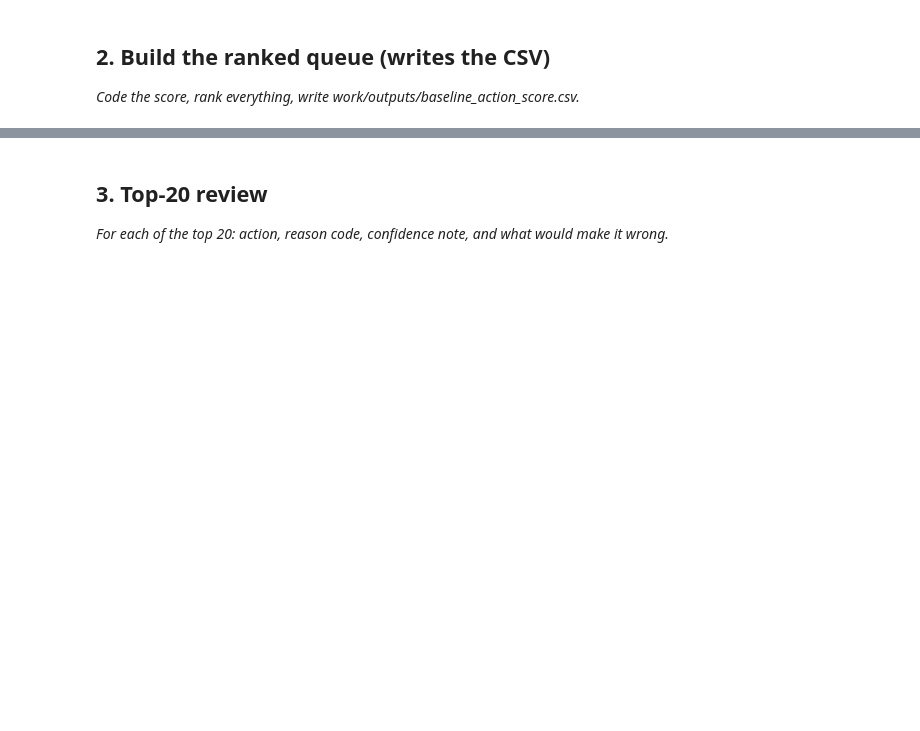
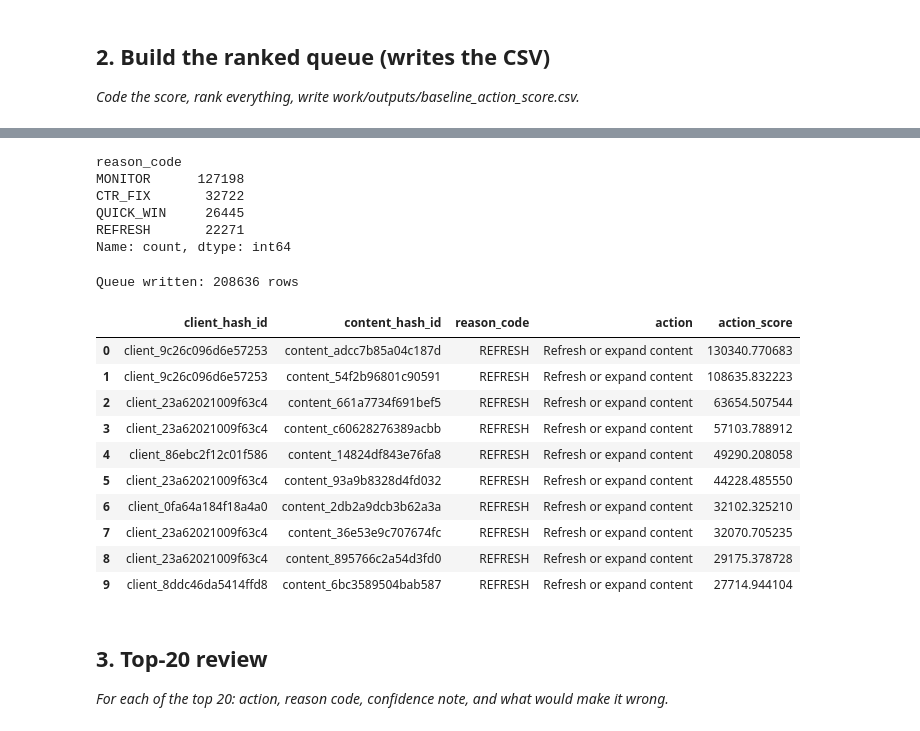
Before and after one commit to muaaz-tahir/flyrank-ml-internship, a Jupyter notebook: work/notebooks/w04_baseline_score.ipynb, the cells around one changed output, grey strips where cells are left out. Saved outputs shown, nothing was run; the diff lists cells and outputs as text; code cells hidden in the pictures; blank space fills up the shorter version.

```diff
--- a/work/notebooks/w04_baseline_score.ipynb
+++ b/work/notebooks/w04_baseline_score.ipynb
@@ -17,3 +245,67 @@ This skeleton is yours to fill. Work the sections **in order** — each one has
+# %%
+def assign_reason(row):
+    if row['position_bucket'] == '3_pos11to20' and row['total_impressions'] >= VOLUME_MIN:
+        return 'QUICK_WIN'
+    elif row['position_bucket'] in ['1_top3', '2_top10'] and row['ctr'] < row['bucket_mean_ctr'] and row['total_impressions'] >= VOLUME_MIN:
+        return 'CTR_FIX'
+    elif pd.notna(row['trend_pct']) and row['trend_pct'] <= -0.10 and row['total_impressions'] >= VOLUME_MIN:
+        return 'REFRESH'
+    else:
+        return 'MONITOR'
+
+page['reason_code'] = page.apply(assign_reason, axis=1)
+
+action_map = {
+    'QUICK_WIN': 'Push toward page 1',
+    'CTR_FIX': 'Rewrite title/meta for CTR',
+    'REFRESH': 'Refresh or expand content',
+    'MONITOR': 'No action this cycle'
+}
+page['action'] = page['reason_code'].map(action_map)
+
+print(page['reason_code'].value_counts())
+# %% [output]
+reason_code
+MONITOR      127198
+CTR_FIX       32722
+QUICK_WIN     26445
+REFRESH       22271
+Name: count, dtype: int64
+# %%
+target_ctr = page[page['position_bucket'] == '1_top3']['ctr'].mean()
+
+def compute_score(row):
+    if row['reason_code'] in ('QUICK_WIN', 'CTR_FIX'):
+        gap = max(0, target_ctr - row['ctr'])
+        return row['total_impressions'] * gap
+    elif row['reason_code'] == 'REFRESH':
+        return row['total_impressions'] * abs(row['trend_pct'])
+    else:
+        return 0.0
+
+page['action_score'] = page.apply(compute_score, axis=1)
+
+queue = page.sort_values('action_score', ascending=False).reset_index(drop=True)
+
+import os
+os.makedirs('work/outputs', exist_ok=True)
+queue.to_csv('work/outputs/baseline_action_score.csv', index=False)
+
+print(f"Queue written: {len(queue)} rows")
+queue[['client_hash_id', 'content_hash_id', 'reason_code', 'action', 'action_score']].head(10)
+# %% [output]
+Queue written: 208636 rows
+|  | client_hash_id | content_hash_id | reason_code | action | action_score |
+| 0 | client_9c26c096d6e57253 | content_adcc7b85a04c187d | REFRESH | Refresh or expand content | 130340.770683 |
+| 1 | client_9c26c096d6e57253 | content_54f2b96801c90591 | REFRESH | Refresh or expand content | 108635.832223 |
+| 2 | client_23a62021009f63c4 | content_661a7734f691bef5 | REFRESH | Refresh or expand content | 63654.507544 |
+| 3 | client_23a62021009f63c4 | content_c60628276389acbb | REFRESH | Refresh or expand content | 57103.788912 |
+| 4 | client_86ebc2f12c01f586 | content_14824df843e76fa8 | REFRESH | Refresh or expand content | 49290.208058 |
+| 5 | client_23a62021009f63c4 | content_93a9b8328d4fd032 | REFRESH | Refresh or expand content | 44228.485550 |
+| 6 | client_0fa64a184f18a4a0 | content_2db2a9dcb3b62a3a | REFRESH | Refresh or expand content | 32102.325210 |
+| 7 | client_23a62021009f63c4 | content_36e53e9c707674fc | REFRESH | Refresh or expand content | 32070.705235 |
+| 8 | client_23a62021009f63c4 | content_895766c2a54d3fd0 | REFRESH | Refresh or expand content | 29175.378728 |
+| 9 | client_8ddc46da5414ffd8 | content_6bc3589504bab587 | REFRESH | Refresh or expand content | 27714.944104 |
 # %% [markdown]
 ## 3. Top-20 review
 
```
Also changed, not shown: parts of 17 cells of this notebook.
